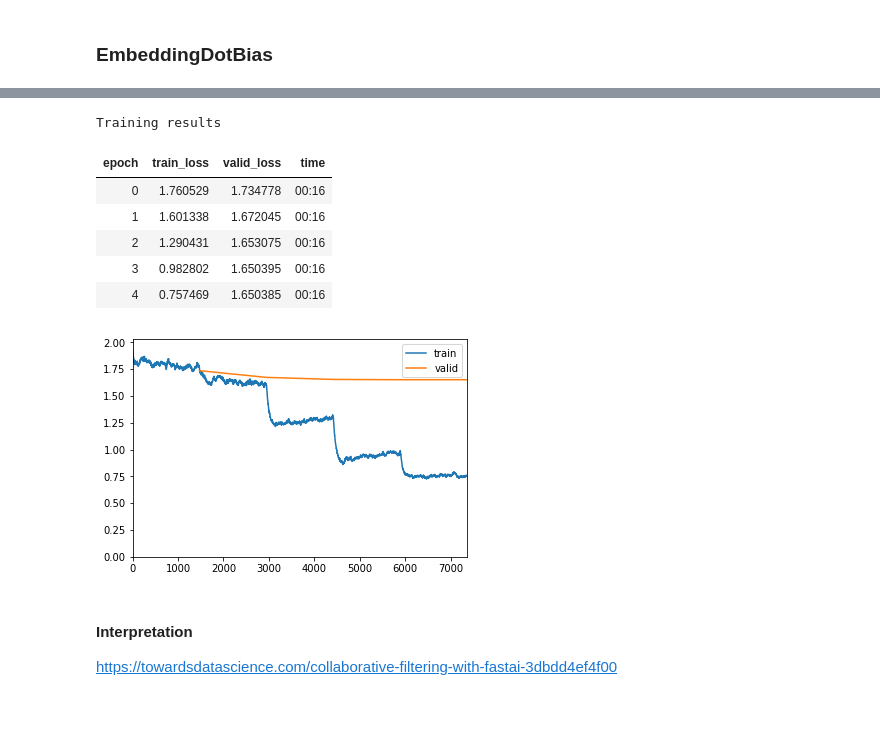
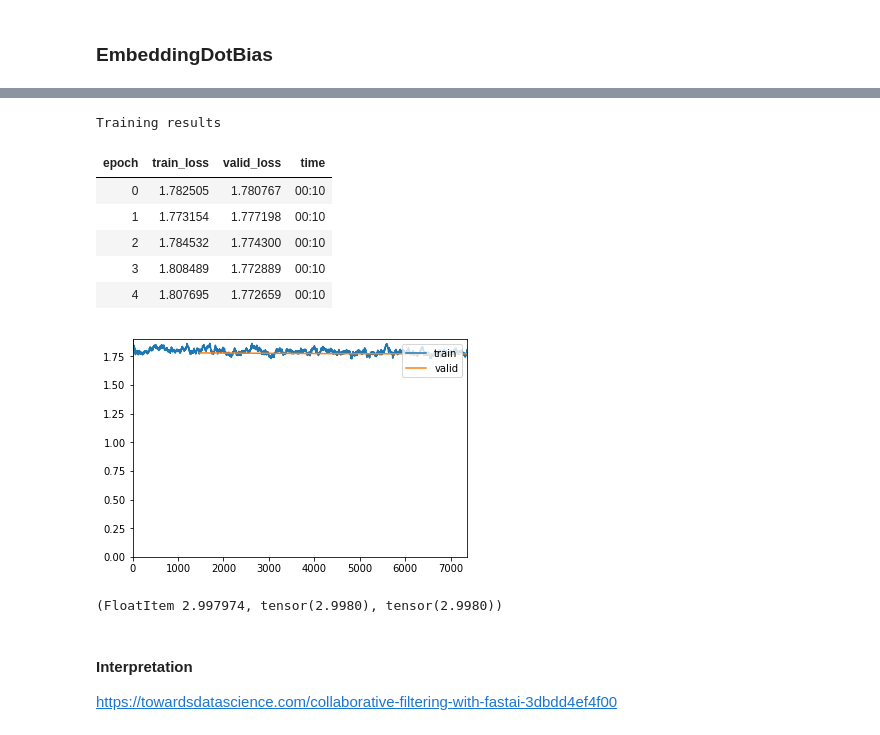
Before and after one commit to mferri17/amazon-reviews-sentiment-network-analysis, a Jupyter notebook: network.ipynb, the cells around one changed output, grey strips where cells are left out. Cells and saved outputs as stored; diff of their text form; code cells hidden in the pictures.

```diff
--- a/network.ipynb
+++ b/network.ipynb
@@ -379,17 +385,24 @@ Min loss divided by 10: 6.31E-08
 # %%
 print('Training results')
-learn.fit_one_cycle(n_cicles, 5e-3, wd=0.1)
+learn.fit_one_cycle(n_cicles, 1e-4, wd=0.1)
 
 # learn.save('amazon-reviews-dot-1')
 # %% [output]
 Training results
 | epoch | train_loss | valid_loss | time |
-| 0 | 1.760529 | 1.734778 | 00:16 |
-| 1 | 1.601338 | 1.672045 | 00:16 |
-| 2 | 1.290431 | 1.653075 | 00:16 |
-| 3 | 0.982802 | 1.650395 | 00:16 |
-| 4 | 0.757469 | 1.650385 | 00:16 |
+| 0 | 1.782505 | 1.780767 | 00:10 |
+| 1 | 1.773154 | 1.777198 | 00:10 |
+| 2 | 1.784532 | 1.774300 | 00:10 |
+| 3 | 1.808489 | 1.772889 | 00:10 |
+| 4 | 1.807695 | 1.772659 | 00:10 |
-[figure, old version]
+[figure, new version]
+# %%
+learn.predict({
+    "userID": 'A1UWP1ZNYQKEA7',
+    "productID": 'B00CIZG8GK'
+})
+# %% [output]
+(FloatItem 2.997974, tensor(2.9980), tensor(2.9980))
 # %% [markdown]
 #### Interpretation
 
```
Also changed, not shown: parts of 10 cells of this notebook.
